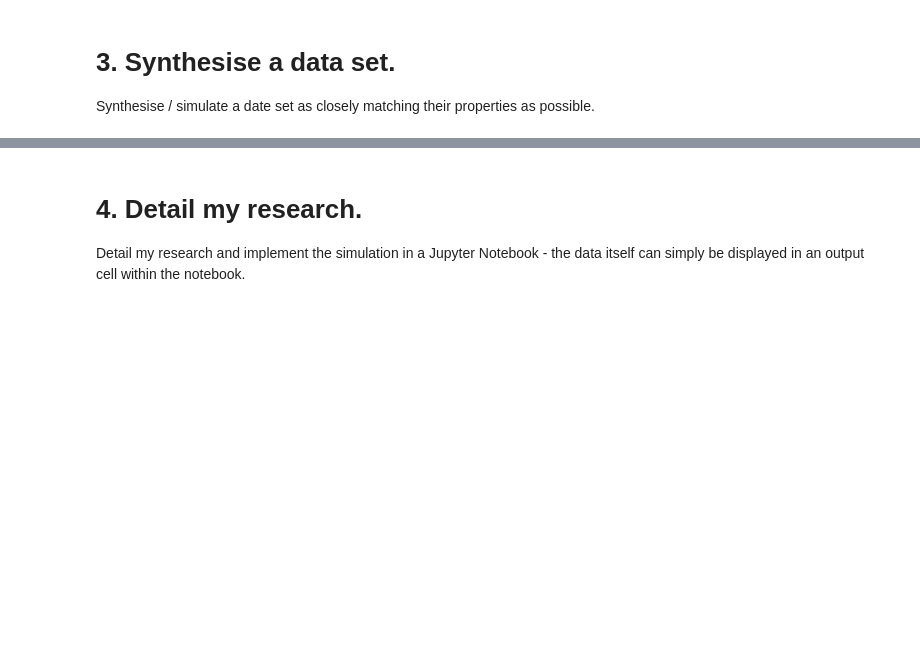
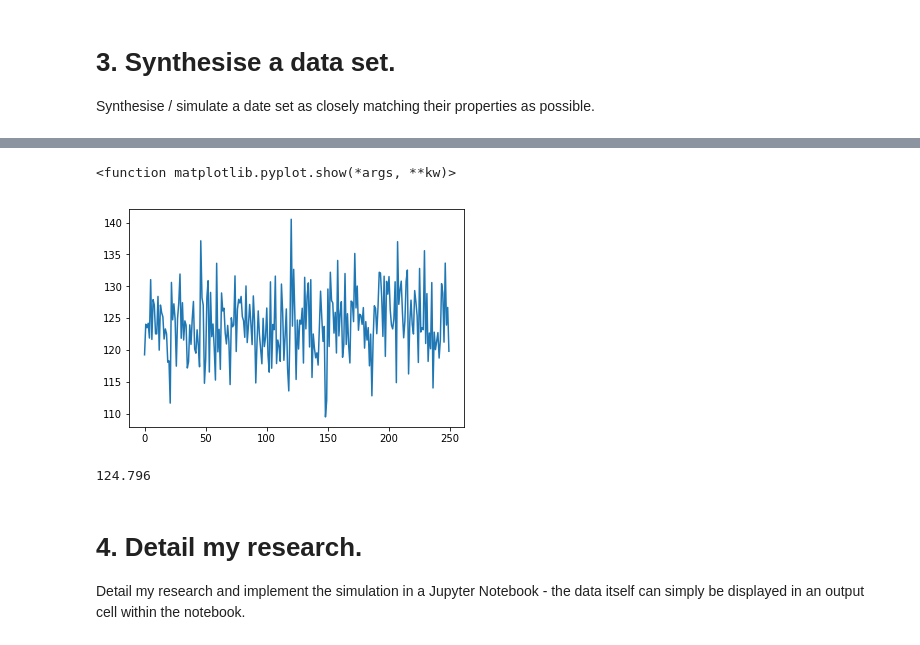
Before and after one commit to Wayne742/Programming-Project-S2, a Jupyter notebook: Programming for Data Analytics Project 2018.ipynb, the cells around one changed output, grey strips where cells are left out. Cells and saved outputs as stored; diff of their text form; code cells hidden in the pictures; blank space fills up the shorter version.

```diff
--- a/Programming for Data Analytics Project 2018.ipynb
+++ b/Programming for Data Analytics Project 2018.ipynb
@@ -49,3 +94,16 @@ for i in range(250): # A 'for' loop. This will loop 250 times.
+# %%
+mu, sigma = 124, 5 # mean and standard deviation
+s = np.random.normal(mu, sigma, 250)
+# %%
+plt.plot(s)
+plt.show
+# %% [output]
+<function matplotlib.pyplot.show(*args, **kw)>
+[figure, added]
+# %%
+np.mean(bpm)
+# %% [output]
+124.796
 # %% [markdown]
 # 4. Detail my research.
 Detail my research and implement the simulation in a Jupyter Notebook - the data itself can simply be displayed in an output cell within the notebook.
```
Also changed, not shown: parts of 9 cells of this notebook.
